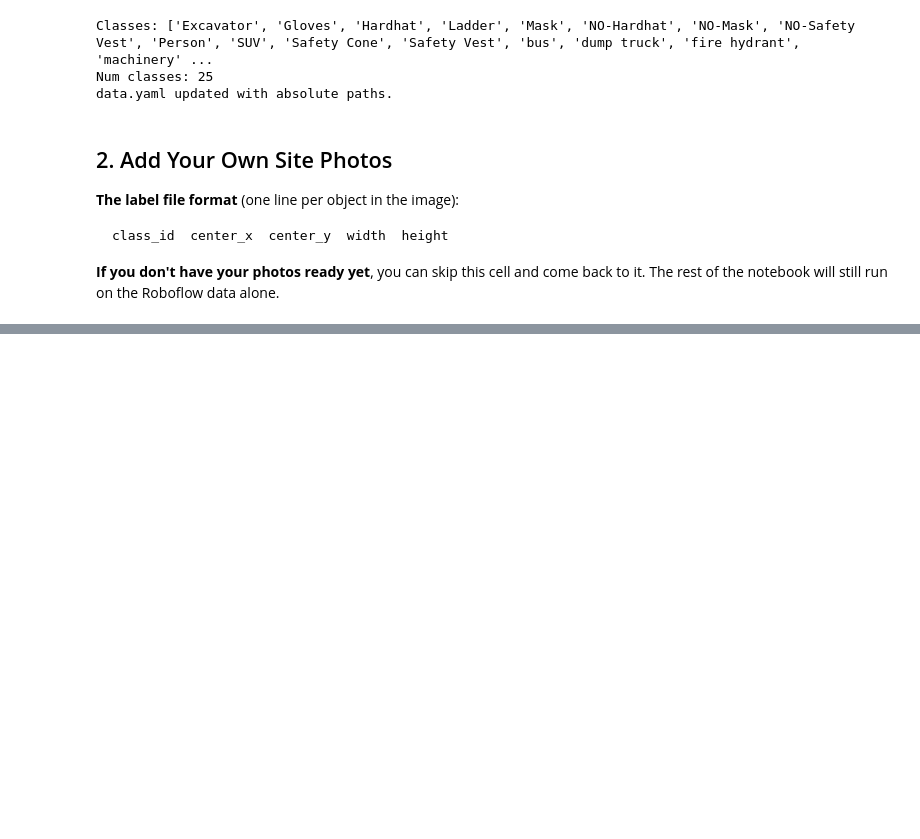
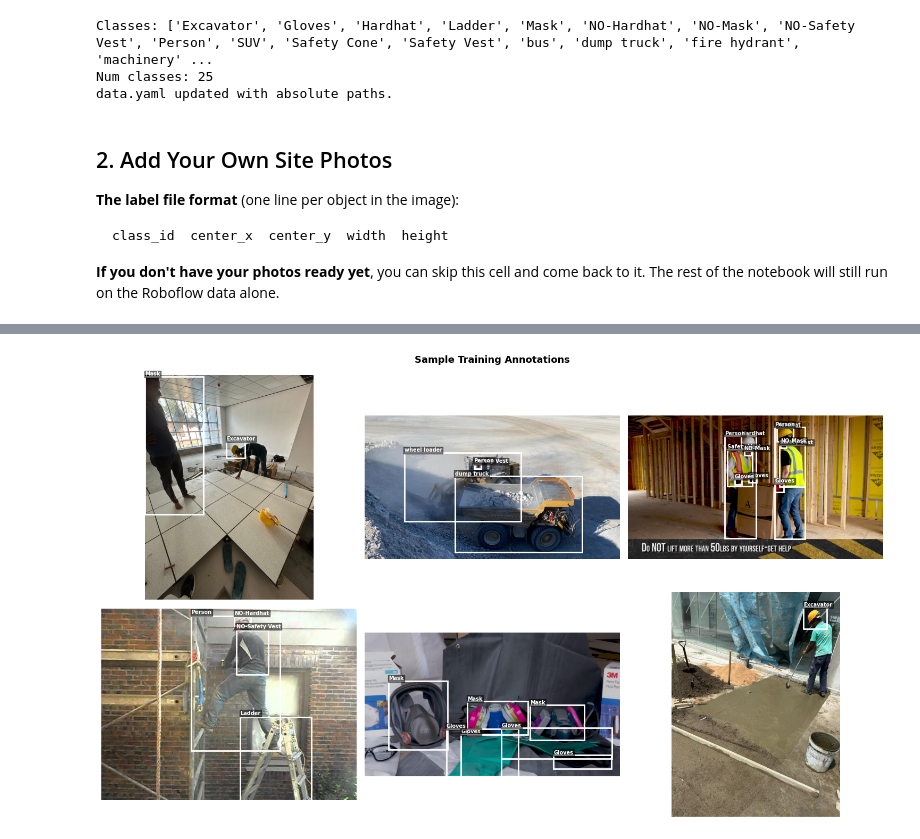
Before and after one commit to Thinayani/SiteGuard, a Jupyter notebook: construction_training.ipynb, the cells around one changed output, grey strips where cells are left out. Saved outputs shown, nothing was run; the diff lists cells and outputs as text; code cells hidden in the pictures; blank space fills up the shorter version.

```diff
--- a/construction_training.ipynb
+++ b/construction_training.ipynb
@@ -149,0 +209,42 @@ Select a zip containing your annotated photos and their .txt label files...
+# %%
+# visualise a sample of training annotations so we can sanity check labels
+COLORS = {
+    'hardhat':    '#2ecc71',
+    'no_hardhat': '#e74c3c',
+    'vest':       '#3498db',
+    'no_vest':    '#e67e22',
+    'person':     '#9b59b6'
+}
+
+samples = random.sample(train_images, min(6, len(train_images)))
+fig, axes = plt.subplots(2, 3, figsize=(15, 9))
+
+for ax, img_path in zip(axes.flat, samples):
+    stem = os.path.splitext(os.path.basename(img_path))[0]
+    lbl  = os.path.join(DATASET_DIR, 'train', 'labels', stem + '.txt')
+    img  = Image.open(img_path).convert('RGB')
+    w, h = img.size
+    ax.imshow(img)
+    if os.path.exists(lbl):
+        for line in open(lbl):
+            parts = line.strip().split()
+            if not parts:
+                continue
+            cls, cx, cy, bw, bh = map(float, parts)
+            name  = class_names[int(cls)]
+            color = COLORS.get(name, 'white')
+            x1, y1 = (cx-bw/2)*w, (cy-bh/2)*h
+            ax.add_patch(patches.Rectangle(
+                (x1, y1), bw*w, bh*h,
+                linewidth=2, edgecolor=color, facecolor='none'
+            ))
+            ax.text(x1, y1-4, name, color=color, fontsize=7, fontweight='bold',
+                    bbox=dict(facecolor='black', alpha=0.5, pad=1))
+    ax.axis('off')
+
+plt.suptitle('Sample Training Annotations', fontsize=13, fontweight='bold')
+plt.tight_layout()
+plt.savefig('sample_annotations.png', dpi=150)
+plt.show()
+# %% [output]
+[figure, added]
```
Also changed, not shown: parts of 4 cells of this notebook.
